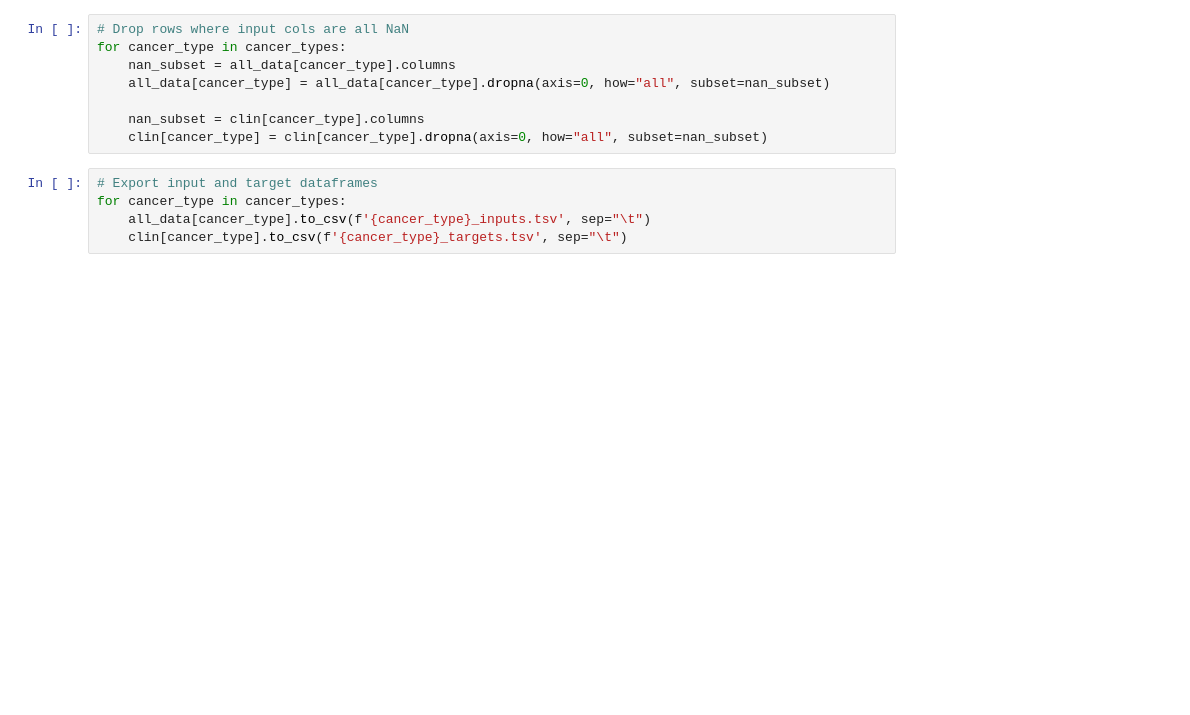
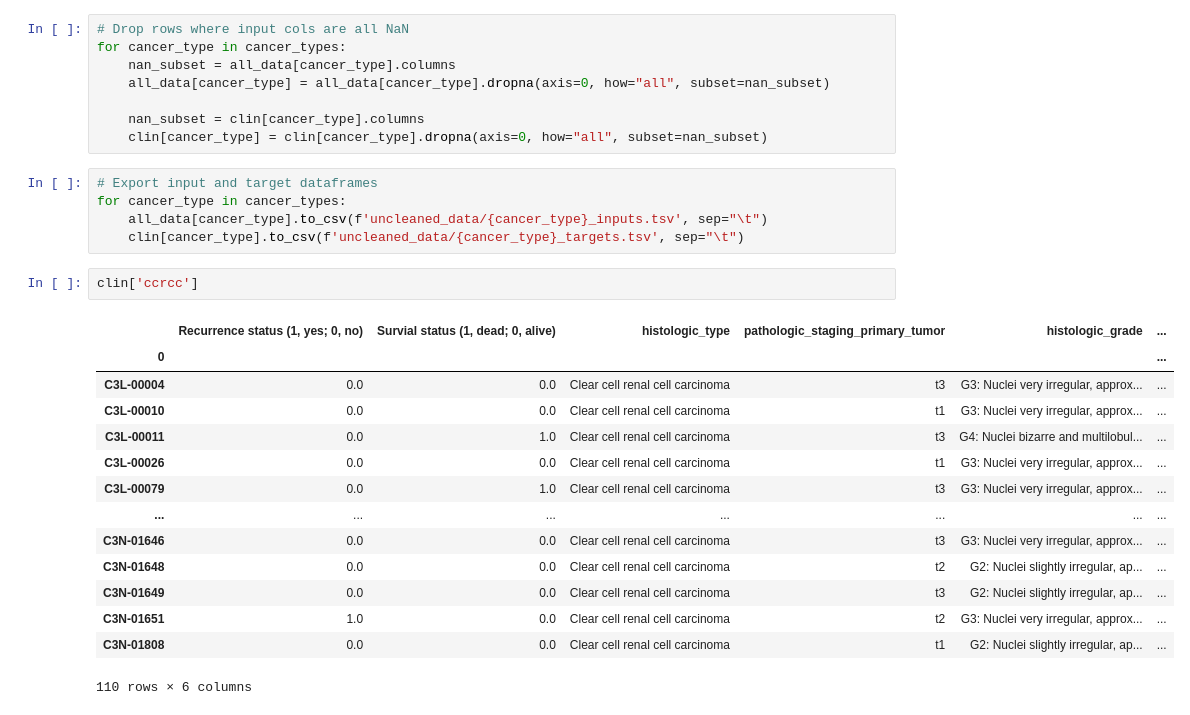
Before and after one commit to caleb-lindgren/deltaCorrML, a Jupyter notebook: 1_load_data.ipynb, the cells around one changed output. Saved outputs shown, nothing was run; the diff lists cells and outputs as text; blank space fills up the shorter version.

```diff
--- a/1_load_data.ipynb
+++ b/1_load_data.ipynb
@@ -324,5 +324,22 @@ for cancer_type in cancer_types:
 # %%
 # Export input and target dataframes
 for cancer_type in cancer_types:
-    all_data[cancer_type].to_csv(f'{cancer_type}_inputs.tsv', sep="\t")
-    clin[cancer_type].to_csv(f'{cancer_type}_targets.tsv', sep="\t")
+    all_data[cancer_type].to_csv(f'uncleaned_data/{cancer_type}_inputs.tsv', sep="\t")
+    clin[cancer_type].to_csv(f'uncleaned_data/{cancer_type}_targets.tsv', sep="\t")
+# %%
+clin['ccrcc']
+# %% [output]
+|  | Recurrence status (1, yes; 0, no) | Survial status (1, dead; 0, alive) | histologic_type | pathologic_staging_primary_tumor | histologic_grade | ... |
+| 0 |  |  |  |  |  | ... |
+| C3L-00004 | 0.0 | 0.0 | Clear cell renal cell carcinoma | t3 | G3: Nuclei very irregular, approx... | ... |
+| C3L-00010 | 0.0 | 0.0 | Clear cell renal cell carcinoma | t1 | G3: Nuclei very irregular, approx... | ... |
+| C3L-00011 | 0.0 | 1.0 | Clear cell renal cell carcinoma | t3 | G4: Nuclei bizarre and multilobul... | ... |
+| C3L-00026 | 0.0 | 0.0 | Clear cell renal cell carcinoma | t1 | G3: Nuclei very irregular, approx... | ... |
+| C3L-00079 | 0.0 | 1.0 | Clear cell renal cell carcinoma | t3 | G3: Nuclei very irregular, approx... | ... |
+| ... | ... | ... | ... | ... | ... | ... |
+| C3N-01646 | 0.0 | 0.0 | Clear cell renal cell carcinoma | t3 | G3: Nuclei very irregular, approx... | ... |
+| C3N-01648 | 0.0 | 0.0 | Clear cell renal cell carcinoma | t2 | G2: Nuclei slightly irregular, ap... | ... |
+| C3N-01649 | 0.0 | 0.0 | Clear cell renal cell carcinoma | t3 | G2: Nuclei slightly irregular, ap... | ... |
+| C3N-01651 | 1.0 | 0.0 | Clear cell renal cell carcinoma | t2 | G3: Nuclei very irregular, approx... | ... |
+| C3N-01808 | 0.0 | 0.0 | Clear cell renal cell carcinoma | t1 | G2: Nuclei slightly irregular, ap... | ... |
+110 rows × 6 columns
```
Also changed, not shown: parts of 1 cell of this notebook, 14 other files.
